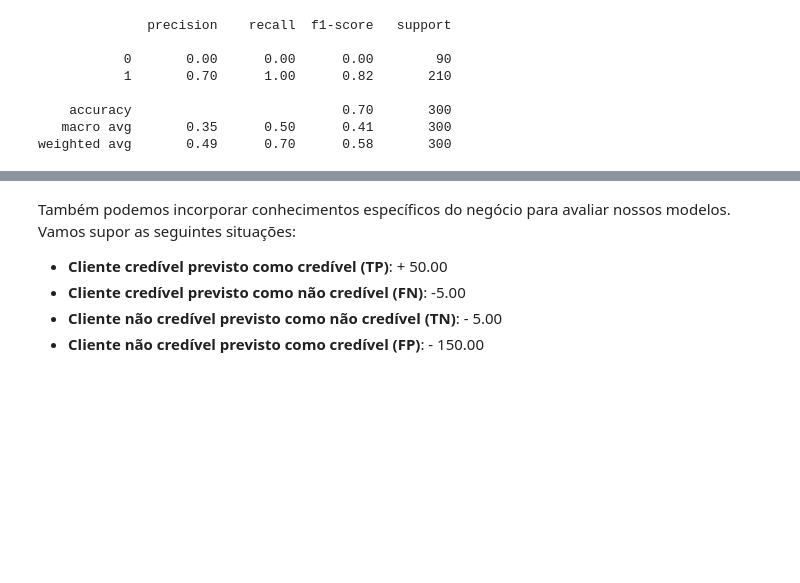
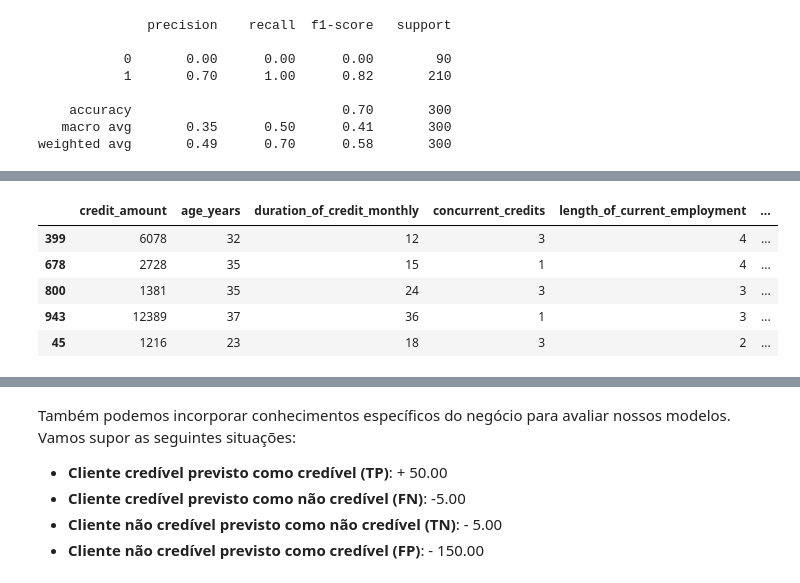
Before and after one commit to echer/mit-inteligencia-artificial-machine-learning-deep-learning-infnet-2025-01, a Jupyter notebook: ALGORITMOS DE IA/2_regressao_logistica.ipynb, the cells around one changed output, grey strips where cells are left out. Saved outputs shown, nothing was run; the diff lists cells and outputs as text; code cells hidden in the pictures; blank space fills up the shorter version.

```diff
--- a/ALGORITMOS DE IA/2_regressao_logistica (aula 4).ipynb
+++ b/ALGORITMOS DE IA/2_regressao_logistica.ipynb
@@ -399,3 +259,0 @@ y = data[['creditability']]
-# %%
-# separando treino e teste - sem estratificação
-x_train, x_test, y_train, y_test = train_test_split(x, y, test_size=0.3)
@@ -413,9 +259,0 @@ props
-# %%
-# separando treino e teste - com estratificação
-x_train, x_test, y_train, y_test = train_test_split(x, y, test_size=0.3, stratify=y)
-
-# analisando proporções - novamente
-props = pd.DataFrame(y.value_counts(normalize=True), columns=['Original'])
-props['train'] = y_train.value_counts(normalize=True).values
-props['test'] = y_test.value_counts(normalize=True).values
-props
@@ -469,0 +268,10 @@ Vamos conhecer uma técnica interessante para manter passos de pré-processament
+# %%
+# analisando as grandezas
+x_train.head()
+# %% [output]
+|  | credit_amount | age_years | duration_of_credit_monthly | concurrent_credits | length_of_current_employment | ... |
+| 399 | 6078 | 32 | 12 | 3 | 4 | ... |
+| 678 | 2728 | 35 | 15 | 1 | 4 | ... |
+| 800 | 1381 | 35 | 24 | 3 | 3 | ... |
+| 943 | 12389 | 37 | 36 | 1 | 3 | ... |
+| 45 | 1216 | 23 | 18 | 3 | 2 | ... |
```
Also changed, not shown: parts of 33 cells of this notebook, 2 other files.
